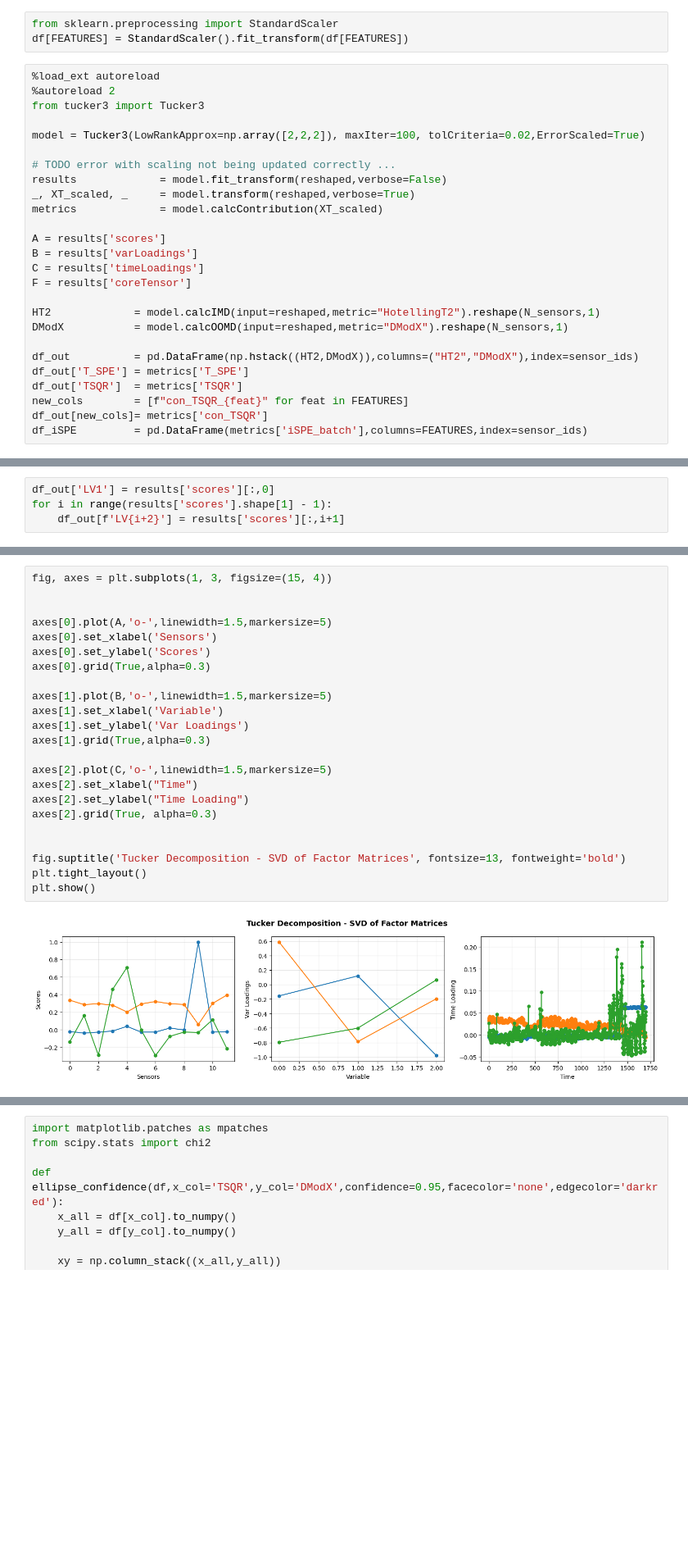
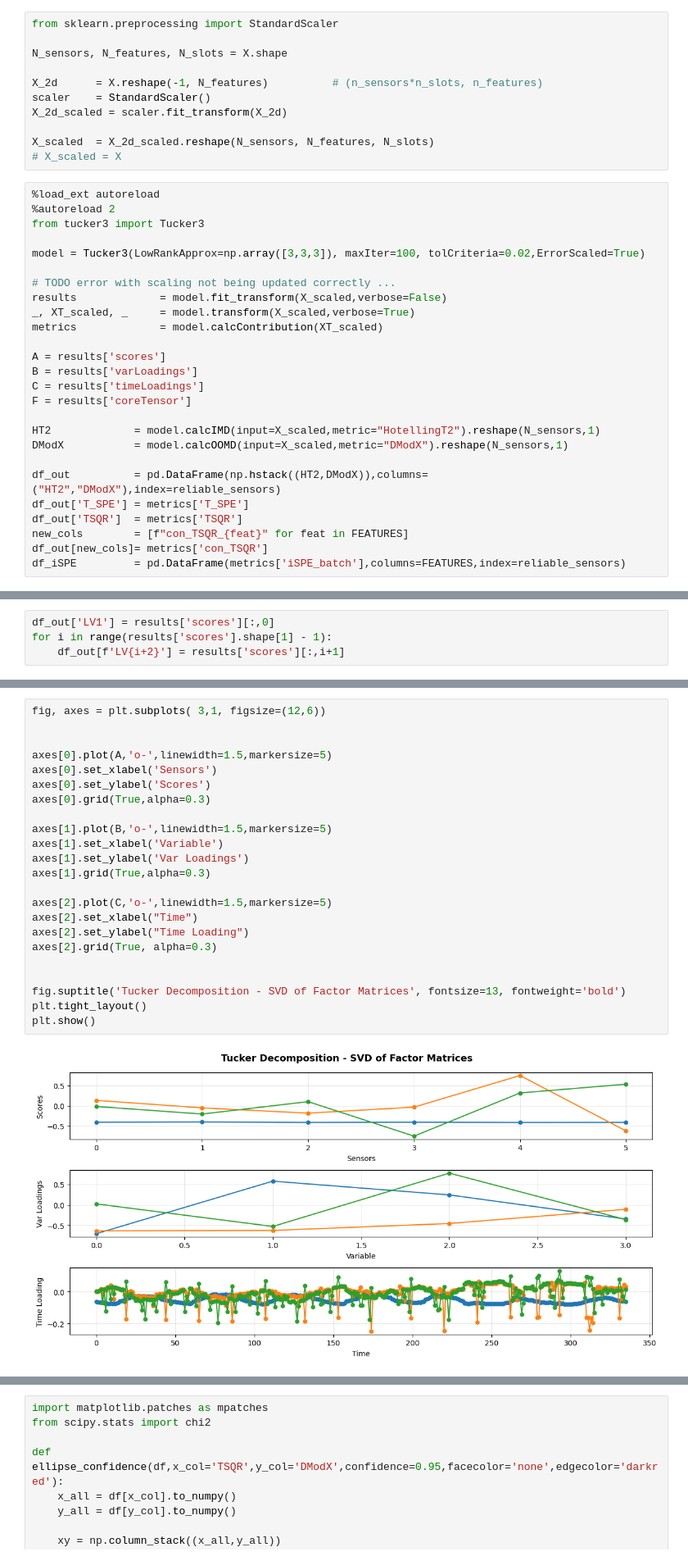
Before and after one commit to tudi72/Sensor_Equivalency_Tucker3, a Jupyter notebook: demo.ipynb, the cells around one changed output, grey strips where cells are left out. Shown at 82% size. Saved outputs shown, nothing was run; the diff lists cells and outputs as text; blank space fills up the shorter version.

```diff
--- a/demo.ipynb
+++ b/demo.ipynb
@@ -462,17 +455,25 @@ plt.show()
 # Pre-processing
 # %%
 from sklearn.preprocessing import StandardScaler
-df[FEATURES] = StandardScaler().fit_transform(df[FEATURES])
+
+N_sensors, N_features, N_slots = X.shape
+
+X_2d      = X.reshape(-1, N_features)          # (n_sensors*n_slots, n_features)
+scaler    = StandardScaler()
+X_2d_scaled = scaler.fit_transform(X_2d)
+
+X_scaled  = X_2d_scaled.reshape(N_sensors, N_features, N_slots)
+# X_scaled = X
 # %%
 %load_ext autoreload
 %autoreload 2
 from tucker3 import Tucker3
 
-model = Tucker3(LowRankApprox=np.array([2,2,2]), maxIter=100, tolCriteria=0.02,ErrorScaled=True)
+model = Tucker3(LowRankApprox=np.array([3,3,3]), maxIter=100, tolCriteria=0.02,ErrorScaled=True)
 
 # TODO error with scaling not being updated correctly ...
-results             = model.fit_transform(reshaped,verbose=False)
-_, XT_scaled, _     = model.transform(reshaped,verbose=True)
+results             = model.fit_transform(X_scaled,verbose=False)
+_, XT_scaled, _     = model.transform(X_scaled,verbose=True)
 metrics             = model.calcContribution(XT_scaled)
 
 A = results['scores']
@@ -480,13 +481,13 @@ B = results['varLoadings']
 C = results['timeLoadings']
 F = results['coreTensor']
 
-HT2             = model.calcIMD(input=reshaped,metric="HotellingT2").reshape(N_sensors,1)
-DModX           = model.calcOOMD(input=reshaped,metric="DModX").reshape(N_sensors,1)
+HT2             = model.calcIMD(input=X_scaled,metric="HotellingT2").reshape(N_sensors,1)
+DModX           = model.calcOOMD(input=X_scaled,metric="DModX").reshape(N_sensors,1)
 
-df_out          = pd.DataFrame(np.hstack((HT2,DModX)),columns=("HT2","DModX"),index=sensor_ids)
+df_out          = pd.DataFrame(np.hstack((HT2,DModX)),columns=("HT2","DModX"),index=reliable_sensors)
 df_out['T_SPE'] = metrics['T_SPE']
 df_out['TSQR']  = metrics['TSQR']
 new_cols        = [f"con_TSQR_{feat}" for feat in FEATURES]
 df_out[new_cols]= metrics['con_TSQR']
-df_iSPE         = pd.DataFrame(metrics['iSPE_batch'],columns=FEATURES,index=sensor_ids)
+df_iSPE         = pd.DataFrame(metrics['iSPE_batch'],columns=FEATURES,index=reliable_sensors)
 # %% [output]
@@ -498,28 +567,28 @@ for i in range(results['scores'].shape[1] - 1):
 # %%
-fig, axes = plt.subplots(1, 3, figsize=(15, 4))
+fig, axes = plt.subplots( 3,1, figsize=(12,6))
 
 
 axes[0].plot(A,'o-',linewidth=1.5,markersize=5)
 axes[0].set_xlabel('Sensors')
 axes[0].set_ylabel('Scores')
 axes[0].grid(True,alpha=0.3)
 
 axes[1].plot(B,'o-',linewidth=1.5,markersize=5)
 axes[1].set_xlabel('Variable')
 axes[1].set_ylabel('Var Loadings')
 axes[1].grid(True,alpha=0.3)
 
 axes[2].plot(C,'o-',linewidth=1.5,markersize=5)
 axes[2].set_xlabel("Time")
 axes[2].set_ylabel("Time Loading")
 axes[2].grid(True, alpha=0.3)
 
 
 fig.suptitle('Tucker Decomposition - SVD of Factor Matrices', fontsize=13, fontweight='bold')
 plt.tight_layout()
 plt.show()
 # %% [output]
-[figure, old version]
+[figure, new version]
 # %%
 fig = plt.figure(figsize=(10, 8))
 ax = fig.add_subplot(111, projection='3d')
```
Also changed, not shown: parts of 12 cells of this notebook, 1 other file.
